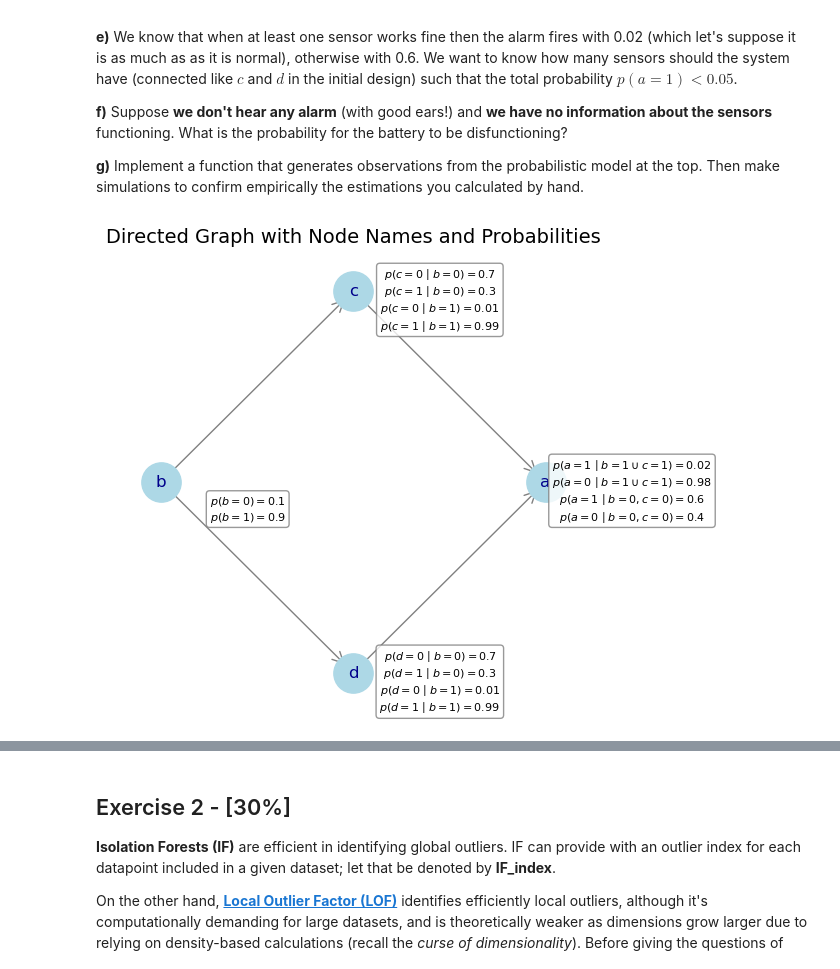
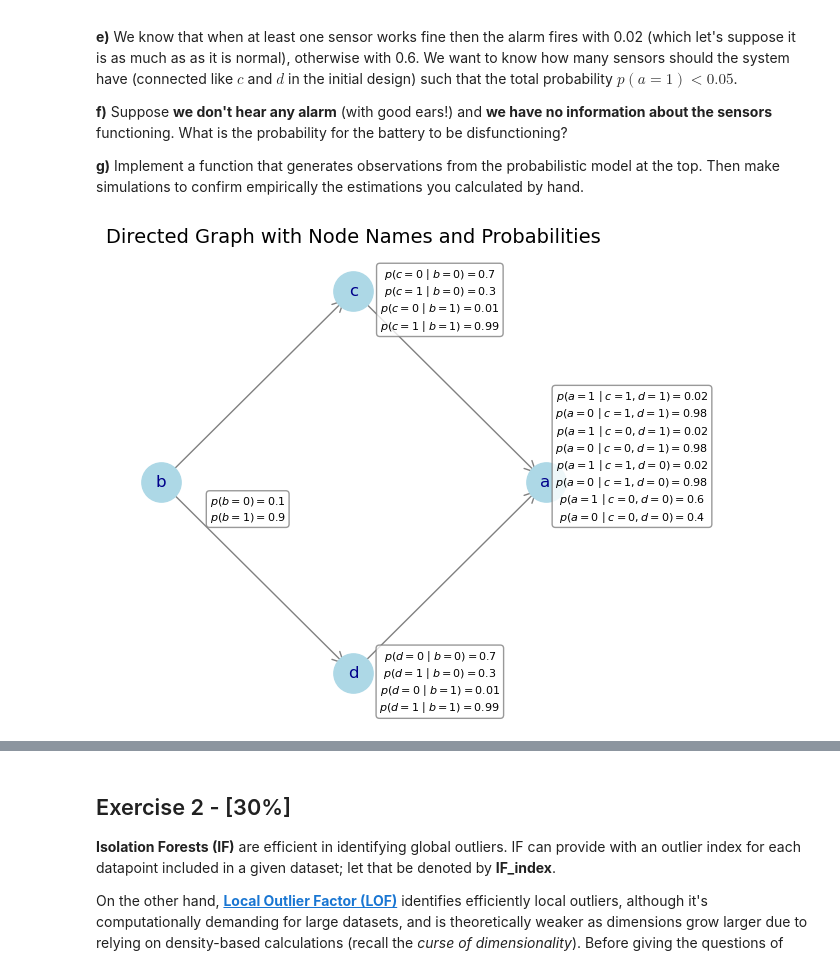
Before and after one commit to yizhi0129/333DA, a Jupyter notebook: Assignments2.ipynb, the cells around one changed output, grey strips where cells are left out. Cells and saved outputs as stored; diff of their text form; code cells hidden in the pictures.

```diff
--- a/Assignments2.ipynb
+++ b/Assignments2.ipynb
@@ -48,57 +48,94 @@ Additionally, the manual also informs us that if at least one sensor works fine,
 
 **g)** Implement a function that generates observations from the probabilistic model at the top. Then make simulations to confirm empirically the estimations you calculated by hand.
 # %%
-# (a) graphical model
+# (a) Graphical model:
 import networkx as nx
 import matplotlib.pyplot as plt
 import numpy as np
 
+# Create a directed graph
 G = nx.DiGraph()
+
+# Add nodes to the graph
 G.add_nodes_from(['a', 'b', 'c', 'd'])
+
+# Add directed edges to represent dependencies between nodes
 G.add_edges_from([
-    ('b', 'c'),
-    ('b', 'd'),
-    ('c', 'a'),
-    ('d', 'a')
+    ('b', 'c'),  # b influences c
+    ('b', 'd'),  # b influences d
+    ('c', 'a'),  # c influences a
+    ('d', 'a')   # d influences a
 ])
 
+# Define node names (to be used as labels in the plot)
 node_names = {node: node for node in G.nodes()}
+
+# Define the probabilities and conditions associated with each node
 probabilities = {
-    'a': r'$p(a=1 \mid b=1 \cup c=1) = 0.02$' + '\n' + r'$p(a=0 \mid b=1 \cup c=1) = 0.98$' + '\n' + r'$p(a=1 \mid b=0, c=0) = 0.6$' + '\n' + r'$p(a=0 \mid b=0, c=0) = 0.4$',
+    'a': (
+        r'$p(a=1 \mid c=1,d=1) = 0.02$' + '\n' +
+        r'$p(a=0 \mid c=1,d=1) = 0.98$' + '\n' +
+        r'$p(a=1 \mid c=0,d=1) = 0.02$' + '\n' +
+        r'$p(a=0 \mid c=0,d=1) = 0.98$' + '\n' +
+        r'$p(a=1 \mid c=1,d=0) = 0.02$' + '\n' +
+        r'$p(a=0 \mid c=1,d=0) = 0.98$' + '\n' +
+        r'$p(a=1 \mid c=0, d=0) = 0.6$' + '\n' +
+        r'$p(a=0 \mid c=0, d=0) = 0.4$'
+    ),
     'b': r'$p(b=0) = 0.1$' + '\n' + r'$p(b=1) = 0.9$',
-    'c': r'$p(c=0 \mid b=0) = 0.7$' + '\n' + r'$p(c=1 \mid b=0) = 0.3$' + '\n' + r'$p(c=0 \mid b=1) = 0.01$' + '\n' + r'$p(c=1 \mid b=1) = 0.99$',
-    'd': r'$p(d=0 \mid b=0) = 0.7$' + '\n' + r'$p(d=1 \mid b=0) = 0.3$' + '\n' + r'$p(d=0 \mid b=1) = 0.01$' + '\n' + r'$p(d=1 \mid b=1) = 0.99$'
+    'c': (
+        r'$p(c=0 \mid b=0) = 0.7$' + '\n' +
+        r'$p(c=1 \mid b=0) = 0.3$' + '\n' +
+        r'$p(c=0 \mid b=1) = 0.01$' + '\n' +
+        r'$p(c=1 \mid b=1) = 0.99$'
+    ),
+    'd': (
+        r'$p(d=0 \mid b=0) = 0.7$' + '\n' +
+        r'$p(d=1 \mid b=0) = 0.3$' + '\n' +
+        r'$p(d=0 \mid b=1) = 0.01$' + '\n' +
+        r'$p(d=1 \mid b=1) = 0.99$'
+    )
 }
 
+# Define node positions for the graph
 pos = {
-    'a': (2, 1),
-    'b': (-2, 1),
-    'c': (0, 2),
-    'd': (0, 0)
+    'a': (2, 1),   # Position of node 'a'
+    'b': (-2, 1),  # Position of node 'b'
+    'c': (0, 2),   # Position of node 'c'
+    'd': (0, 0)    # Position of node 'd'
 }
 
+# Set the figure size for the plot
 plt.figure(figsize=(6, 6))
 
+# Draw the nodes of the graph
 nx.draw_networkx_nodes(G, pos, node_size=800, node_color='lightblue')
 
+# Draw the directed edges with arrow styles
 nx.draw_networkx_edges(G, pos, edgelist=G.edges(), arrowstyle='->', arrowsize=20, edge_color='gray')
 
+# Add labels to the nodes
 nx.draw_networkx_labels(G, pos, labels=node_names, font_size=12, font_color='darkblue')
 
-
+# Add probability annotations next to each node
 for node, (x, y) in pos.items():
     plt.text(
-        x + 0.9, y - 0.2,
-        probabilities[node],
-        fontsize=8,
-        color='black',
-        ha='center',
-        bbox=dict(boxstyle="round,pad=0.3", edgecolor="gray", facecolor="white", alpha=0.8)
+        x + 0.9, y - 0.2,  # Offset for placing the text near the node
+        probabilities[node],  # Probability strings defined earlier
+        fontsize=8,           # Font size for the annotations
+        color='black',        # Text color
+        ha='center',          # Horizontal alignment of text
+        bbox=dict(boxstyle="round,pad=0.3", edgecolor="gray", facecolor="white", alpha=0.8)  # Text box styling
     )
 
+# Set title for the graph
 plt.title("Directed Graph with Node Names and Probabilities", fontsize=14)
+
+# Turn off axis display for cleaner visualization
 plt.axis('off')
+
+# Display the plot
 plt.show()
 # %% [output]
-[figure, old version]
+[figure, new version]
 # %% [markdown]
```
Also changed, not shown: parts of 17 cells of this notebook.
